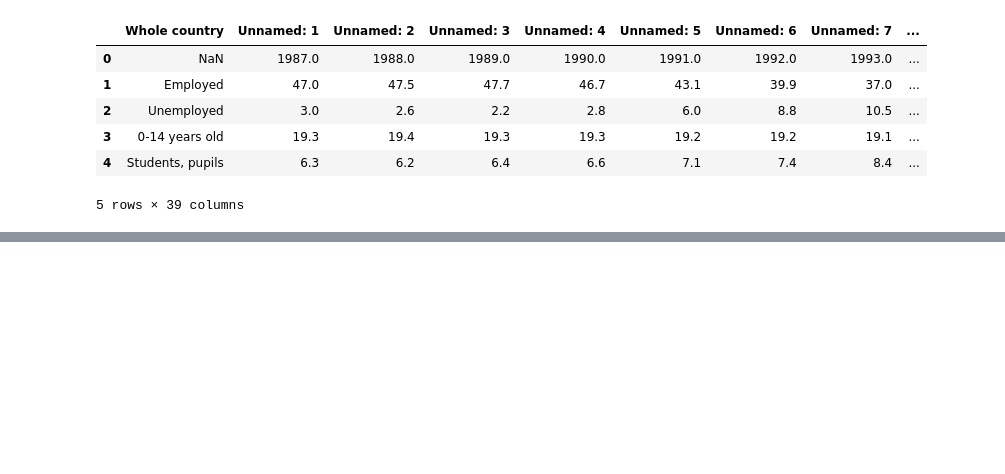
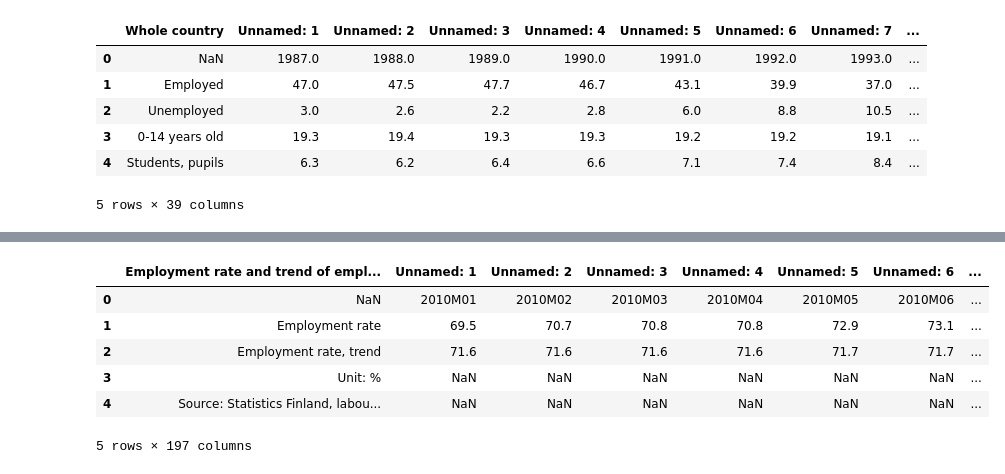
Before and after one commit to shreyakhetani/finland-labor-market-gig-shift-2019-2026, a Jupyter notebook: Scripts/Clean_data.ipynb, the cells around one changed output, grey strips where cells are left out. Cells and saved outputs as stored; diff of their text form; code cells hidden in the pictures; blank space fills up the shorter version.

```diff
--- a/Scripts/Clean_data.ipynb
+++ b/Scripts/Clean_data.ipynb
@@ -152,2 +199,14 @@ dtype: int64
 # %%
-df_employment = pd.read_csv('../data/raw/statfin_employment_rate_monthly_2010_2026.csv')
+# Load raw file without headers since first rows contain metadata, not column names
+
+df_employment = pd.read_csv('../data/raw/statfin_employment_rate_monthly_2010_2026.csv',header=None)
+# %%
+df_employment.head()
+# %% [output]
+|  | Employment rate and trend of empl... | Unnamed: 1 | Unnamed: 2 | Unnamed: 3 | Unnamed: 4 | Unnamed: 5 | Unnamed: 6 | ... |
+| 0 | NaN | 2010M01 | 2010M02 | 2010M03 | 2010M04 | 2010M05 | 2010M06 | ... |
+| 1 | Employment rate | 69.5 | 70.7 | 70.8 | 70.8 | 72.9 | 73.1 | ... |
+| 2 | Employment rate, trend | 71.6 | 71.6 | 71.6 | 71.6 | 71.7 | 71.7 | ... |
+| 3 | Unit: % | NaN | NaN | NaN | NaN | NaN | NaN | ... |
+| 4 | Source: Statistics Finland, labou... | NaN | NaN | NaN | NaN | NaN | NaN | ... |
+5 rows × 197 columns
```
Also changed, not shown: parts of 22 cells of this notebook, 2 other files.
